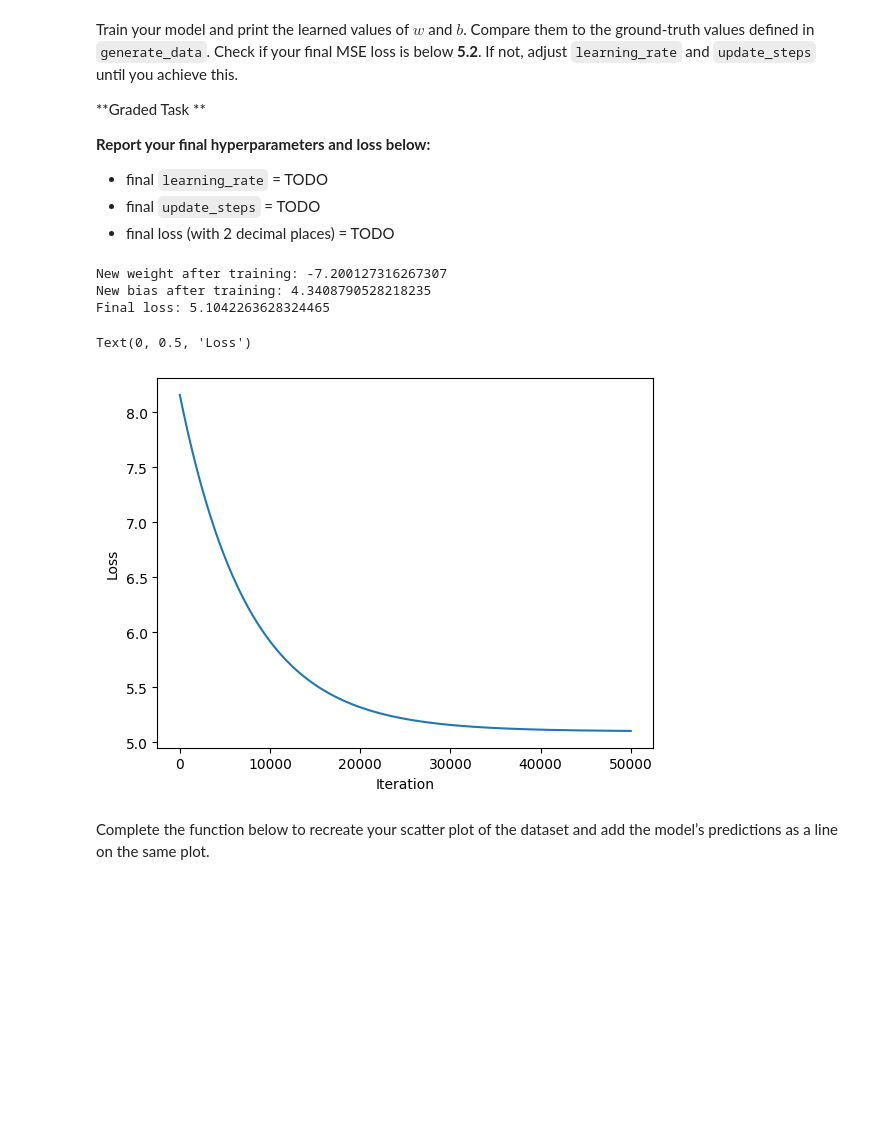
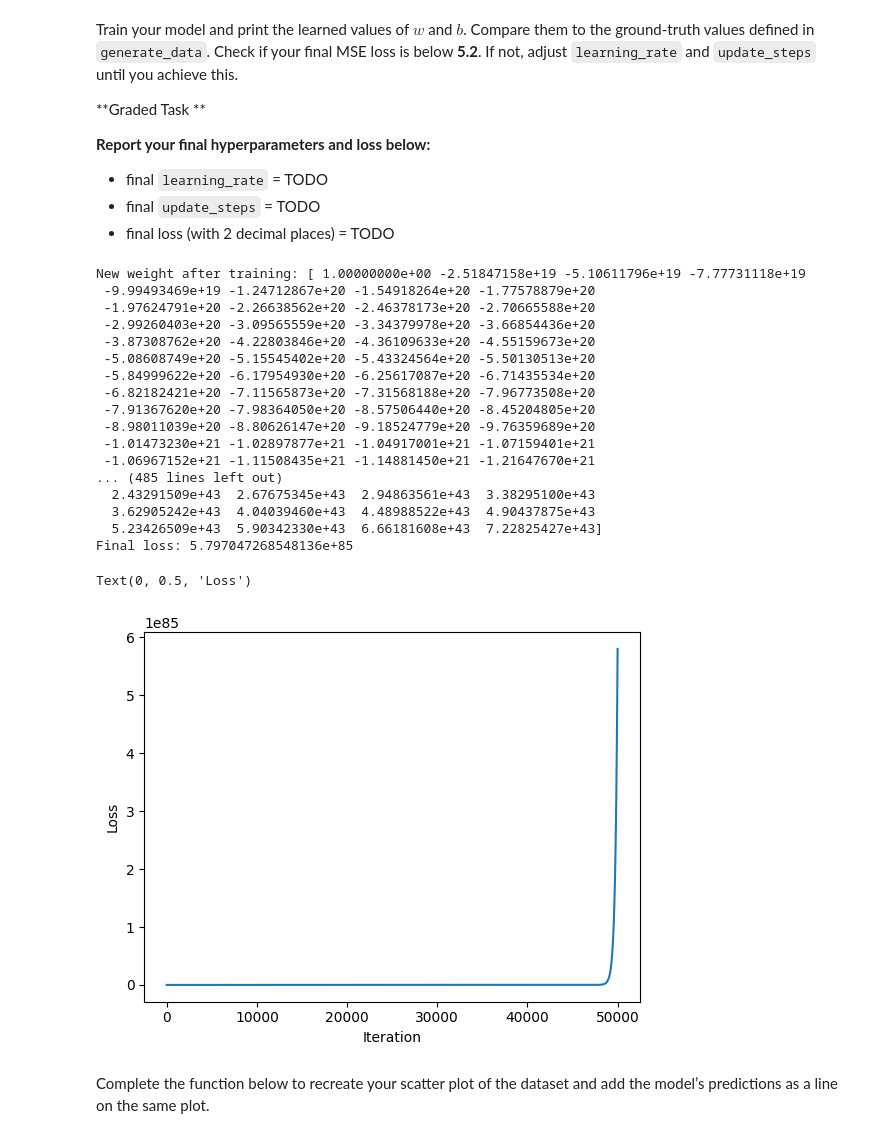
Before and after one commit to rumncoke-ai/CSC413, a Jupyter notebook: hw01.ipynb, the cells around one changed output. Saved outputs shown, nothing was run; the diff lists cells and outputs as text; code cells hidden in the pictures; blank space fills up the shorter version.

```diff
--- a/hw01.ipynb
+++ b/hw01.ipynb
@@ -164,7 +166,15 @@ def loss(weight: float, bias: float, inputs: np.array,
       res: float – mean squared error (MSE) value
     '''
     ##########################################
-    ## TODO
+
+    N = inputs.shape[0]
+
+    y_hat = model(weight, bias, inputs)
+
+    residuals_sq = (targets - y_hat) ** 2
+
+    res = np.mean(residuals_sq)/2
+
     ##########################################
     return res
 # %% [markdown]
@@ -199,6 +209,9 @@ def dloss_dmodel(weight: float, bias: float, inputs: np.array,
     ##########################################
     ## TODO
     N = inputs.size
+    predicted = (inputs * weight) + bias
+    residuals = targets - predicted
+    res = residuals/N
     ##########################################
     return res
 # %% [markdown]
@@ -231,7 +244,8 @@ def weight_update(weight: float, bias: float, inputs: np.array,
     '''
 
     ##########################################
-    ## TODO
+    weight_update = dloss_dmodel(weight, bias, inputs, targets) * inputs
+    res = np.mean(weight_update)
     ##########################################
     return res
 # %% [markdown]
@@ -264,7 +278,8 @@ def bias_update(weight: float, bias: float, inputs: np.array,
     '''
 
     ##########################################
-    ## TODO
+    bias_update = dloss_dmodel(weight, bias, inputs, targets)
+    res = np.mean(bias_update)
     ##########################################
     return res
 # %% [markdown]
@@ -325,39 +340,53 @@ Train your model and print the learned values of $w$ and $b$. Compare them to th
 # In this cell, you will experiment with the learning rate
 # and the number of update steps to minimize the loss.
 # Your goal: achieve a final MSE loss < 5.2.
 #
 # Do NOT change the initial values of weight or bias.
 # Only modify learning_rate and update_steps inside the TODO block.
 # ========================================================
 
 ## Don't change initial parameters
 weight = 1.
 bias = 0.
 
 # Update the parameters (learning_rate and update_steps) below
 #so that your model achieves < 5.2 MSE loss
 #########################################
 ## TODO:
-learning_rate = None
-update_steps = None
+learning_rate = 0.001
+update_steps = 50000
 ##########################################
 
 new_weight, new_bias, losses = train_linear_regression(inputs, targets,
                                                        weight, bias,
                                                        learning_rate,
                                                        update_steps)
 print(f"New weight after training: {new_weight}")
 print(f"New bias after training: {new_bias}")
 print(f"Final loss: {losses[-1]}")
 plt.plot(losses)
 plt.xlabel("Iteration")
 plt.ylabel("Loss")
 # %% [output]
-New weight after training: -7.200127316267307
-New bias after training: 4.3408790528218235
-Final loss: 5.1042263628324465
+New weight after training: [ 1.00000000e+00 -2.51847158e+19 -5.10611796e+19 -7.77731118e+19
+ -9.99493469e+19 -1.24712867e+20 -1.54918264e+20 -1.77578879e+20
+ -1.97624791e+20 -2.26638562e+20 -2.46378173e+20 -2.70665588e+20
+ -2.99260403e+20 -3.09565559e+20 -3.34379978e+20 -3.66854436e+20
+ -3.87308762e+20 -4.22803846e+20 -4.36109633e+20 -4.55159673e+20
+ -5.08608749e+20 -5.15545402e+20 -5.43324564e+20 -5.50130513e+20
+ -5.84999622e+20 -6.17954930e+20 -6.25617087e+20 -6.71435534e+20
+ -6.82182421e+20 -7.11565873e+20 -7.31568188e+20 -7.96773508e+20
+ -7.91367620e+20 -7.98364050e+20 -8.57506440e+20 -8.45204805e+20
+ -8.98011039e+20 -8.80626147e+20 -9.18524779e+20 -9.76359689e+20
+ -1.01473230e+21 -1.02897877e+21 -1.04917001e+21 -1.07159401e+21
+ -1.06967152e+21 -1.11508435e+21 -1.14881450e+21 -1.21647670e+21
+... (485 lines left out)
+  2.43291509e+43  2.67675345e+43  2.94863561e+43  3.38295100e+43
+  3.62905242e+43  4.04039460e+43  4.48988522e+43  4.90437875e+43
+  5.23426509e+43  5.90342330e+43  6.66181608e+43  7.22825427e+43]
+Final loss: 5.797047268548136e+85
 Text(0, 0.5, 'Loss')
-[figure, old version]
+[figure, new version]
 # %% [markdown]
 Complete the function below to recreate your scatter plot of the dataset and add the model’s predictions as a line on the same plot.
 # %%
```
Also changed, not shown: parts of 3 cells of this notebook.
